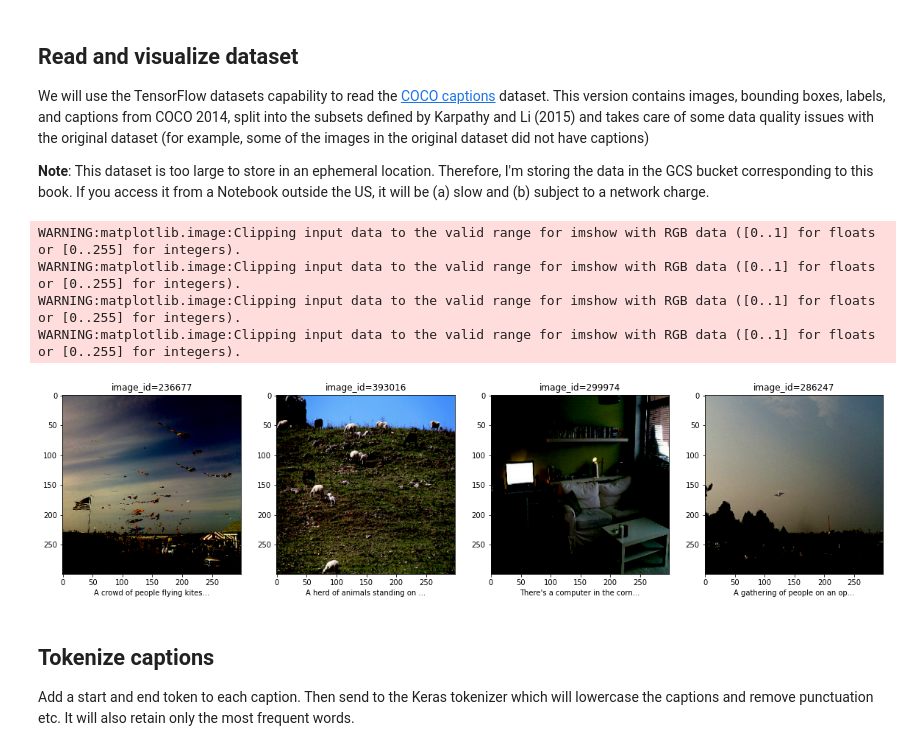
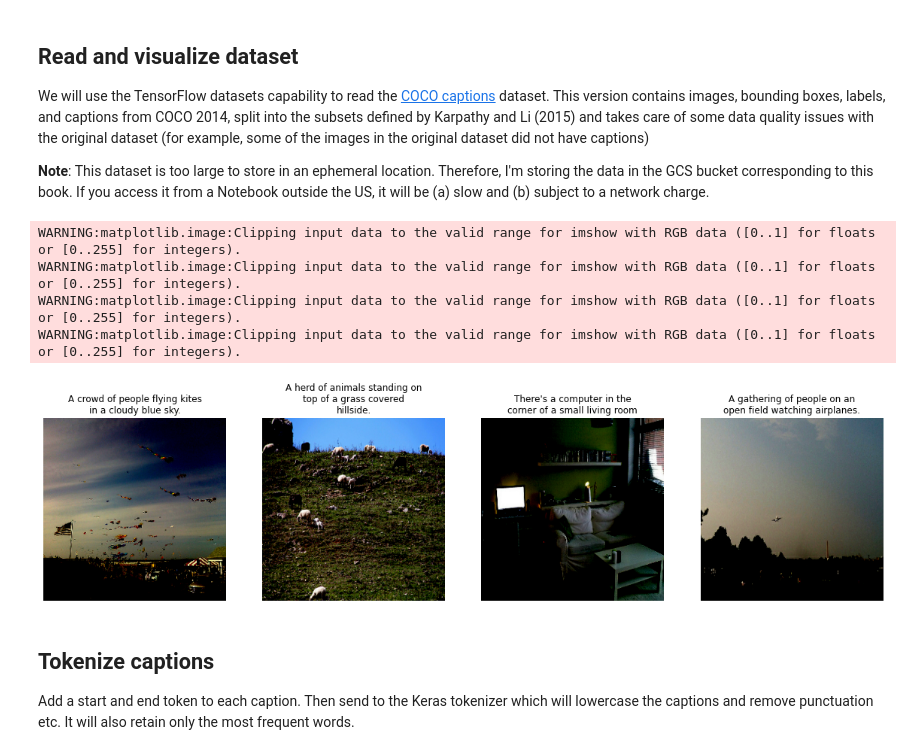
Before and after one commit to GoogleCloudPlatform/practical-ml-vision-book, a Jupyter notebook: 12_generation/12e_image_captioning.ipynb, the cells around one changed output. Saved outputs shown, nothing was run; the diff lists cells and outputs as text; code cells hidden in the pictures.

```diff
--- a/12_generation/12e_image_captioning.ipynb
+++ b/12_generation/12e_image_captioning.ipynb
@@ -86,6 +79,8 @@ import matplotlib.pylab as plt
 import numpy as np
 import tensorflow as tf
 import tensorflow_datasets as tfds
+
+GCS_DIR="gs://practical-ml-vision-book/"
 
 def filter_for_crowds(example):
     return (tf.math.count_nonzero(example['objects']['is_crowd']) > 0)
@@ -113,17 +108,21 @@ trainds = trainds.filter(filter_for_crowds)
 
 trainds = trainds.map(get_image_label)
 # %%
+from textwrap import wrap
+
 f, ax = plt.subplots(1, 4, figsize=(20, 5))
 for idx, data in enumerate(trainds.take(4)):
   ax[idx].imshow(data['image_tensor'].numpy())
-  ax[idx].set_title('image_id={}'.format(data['image_id'].numpy()))
-  ax[idx].set_xlabel(data['captions'].numpy()[0].decode('utf-8')[:30] + str("..."))
+  #ax[idx].set_xlabel('image_id={}'.format(data['image_id'].numpy()))
+  caption = '\n'.join(wrap(data['captions'].numpy()[0].decode('utf-8'), 30))
+  ax[idx].set_title(caption)
+  ax[idx].axis('off')
 # %% [output]
 WARNING:matplotlib.image:Clipping input data to the valid range for imshow with RGB data ([0..1] for floats or [0..255] for integers).
 WARNING:matplotlib.image:Clipping input data to the valid range for imshow with RGB data ([0..1] for floats or [0..255] for integers).
 WARNING:matplotlib.image:Clipping input data to the valid range for imshow with RGB data ([0..1] for floats or [0..255] for integers).
 WARNING:matplotlib.image:Clipping input data to the valid range for imshow with RGB data ([0..1] for floats or [0..255] for integers).
-[figure, old version]
+[figure, new version]
 # %% [markdown]
 ## Tokenize captions
 
```
Also changed, not shown: parts of 14 cells of this notebook.
